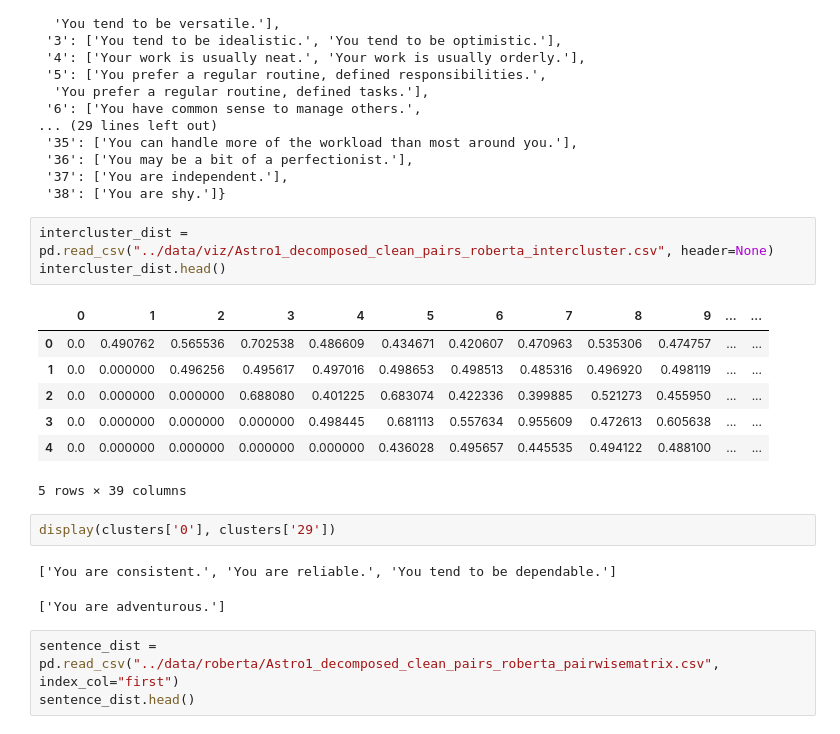
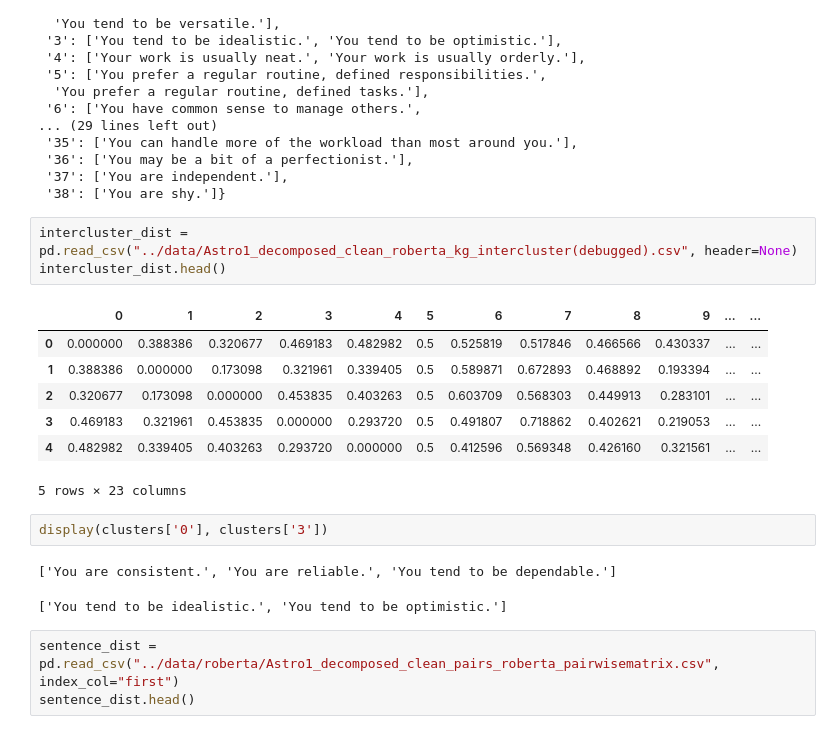
Before and after one commit to llmhyy/comments_summarization, a Jupyter notebook: src/summarize.ipynb, the cells around one changed output. Drawn from its saved outputs; the diff is of its cells as text.

```diff
--- a/src/summarize.ipynb
+++ b/src/summarize.ipynb
@@ -28,21 +28,21 @@ clusters
  '37': ['You are independent.'],
  '38': ['You are shy.']}
 # %%
-intercluster_dist = pd.read_csv("../data/viz/Astro1_decomposed_clean_pairs_roberta_intercluster.csv", header=None)
+intercluster_dist = pd.read_csv("../data/Astro1_decomposed_clean_roberta_kg_intercluster(debugged).csv", header=None)
 intercluster_dist.head()
 # %% [output]
 |  | 0 | 1 | 2 | 3 | 4 | 5 | 6 | 7 | 8 | 9 | ... | ... |
-| 0 | 0.0 | 0.490762 | 0.565536 | 0.702538 | 0.486609 | 0.434671 | 0.420607 | 0.470963 | 0.535306 | 0.474757 | ... | ... |
-| 1 | 0.0 | 0.000000 | 0.496256 | 0.495617 | 0.497016 | 0.498653 | 0.498513 | 0.485316 | 0.496920 | 0.498119 | ... | ... |
-| 2 | 0.0 | 0.000000 | 0.000000 | 0.688080 | 0.401225 | 0.683074 | 0.422336 | 0.399885 | 0.521273 | 0.455950 | ... | ... |
-| 3 | 0.0 | 0.000000 | 0.000000 | 0.000000 | 0.498445 | 0.681113 | 0.557634 | 0.955609 | 0.472613 | 0.605638 | ... | ... |
-| 4 | 0.0 | 0.000000 | 0.000000 | 0.000000 | 0.000000 | 0.436028 | 0.495657 | 0.445535 | 0.494122 | 0.488100 | ... | ... |
+| 0 | 0.000000 | 0.388386 | 0.320677 | 0.469183 | 0.482982 | 0.5 | 0.525819 | 0.517846 | 0.466566 | 0.430337 | ... | ... |
+| 1 | 0.388386 | 0.000000 | 0.173098 | 0.321961 | 0.339405 | 0.5 | 0.589871 | 0.672893 | 0.468892 | 0.193394 | ... | ... |
+| 2 | 0.320677 | 0.173098 | 0.000000 | 0.453835 | 0.403263 | 0.5 | 0.603709 | 0.568303 | 0.449913 | 0.283101 | ... | ... |
+| 3 | 0.469183 | 0.321961 | 0.453835 | 0.000000 | 0.293720 | 0.5 | 0.491807 | 0.718862 | 0.402621 | 0.219053 | ... | ... |
+| 4 | 0.482982 | 0.339405 | 0.403263 | 0.293720 | 0.000000 | 0.5 | 0.412596 | 0.569348 | 0.426160 | 0.321561 | ... | ... |
-5 rows × 39 columns
+5 rows × 23 columns
 # %%
-display(clusters['0'], clusters['29'])
+display(clusters['0'], clusters['3'])
 # %% [output]
 ['You are consistent.', 'You are reliable.', 'You tend to be dependable.']
-['You are adventurous.']
+['You tend to be idealistic.', 'You tend to be optimistic.']
 # %%
 sentence_dist = pd.read_csv("../data/roberta/Astro1_decomposed_clean_pairs_roberta_pairwisematrix.csv", index_col="first")
 sentence_dist.head()
```
Also changed, not shown: parts of 9 cells of this notebook, 2 other files.
